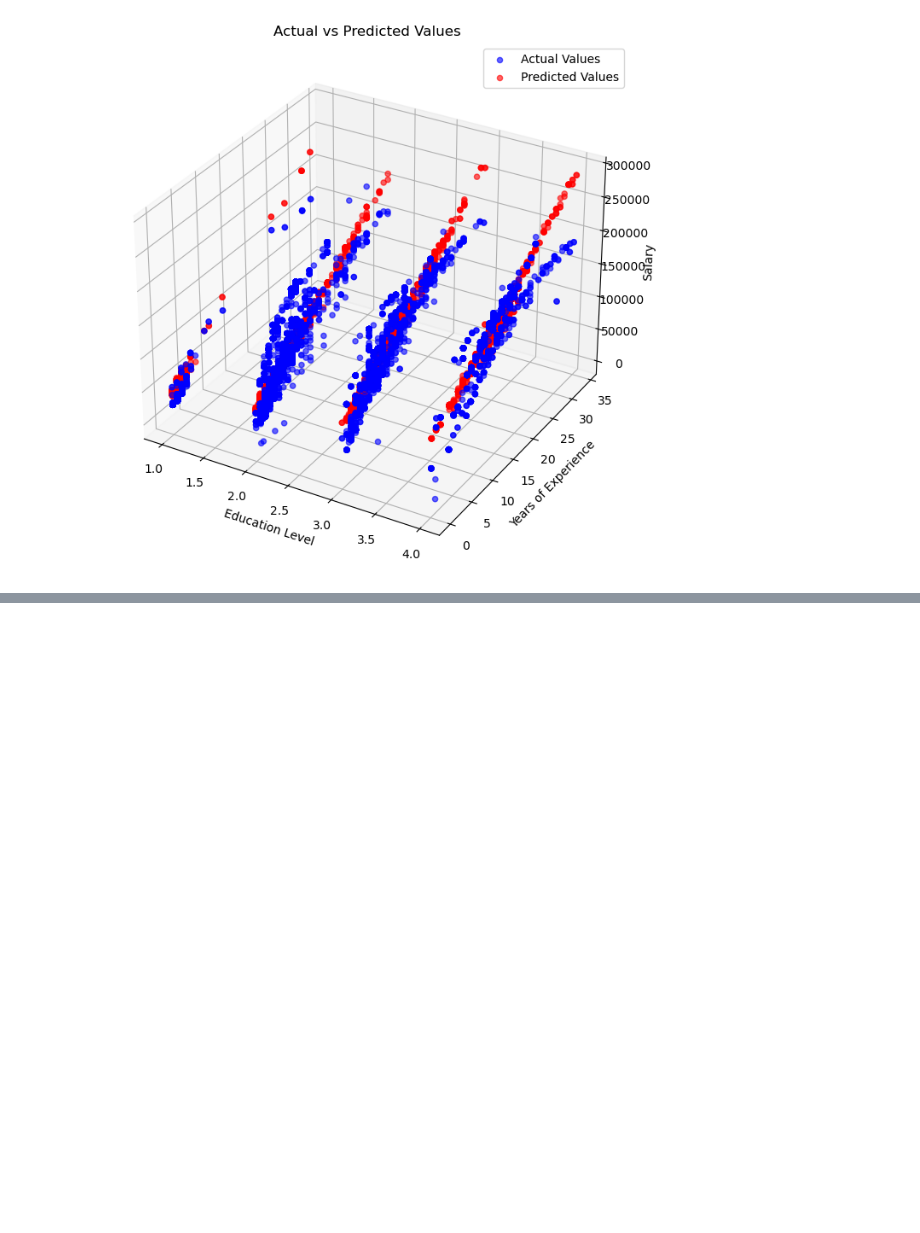
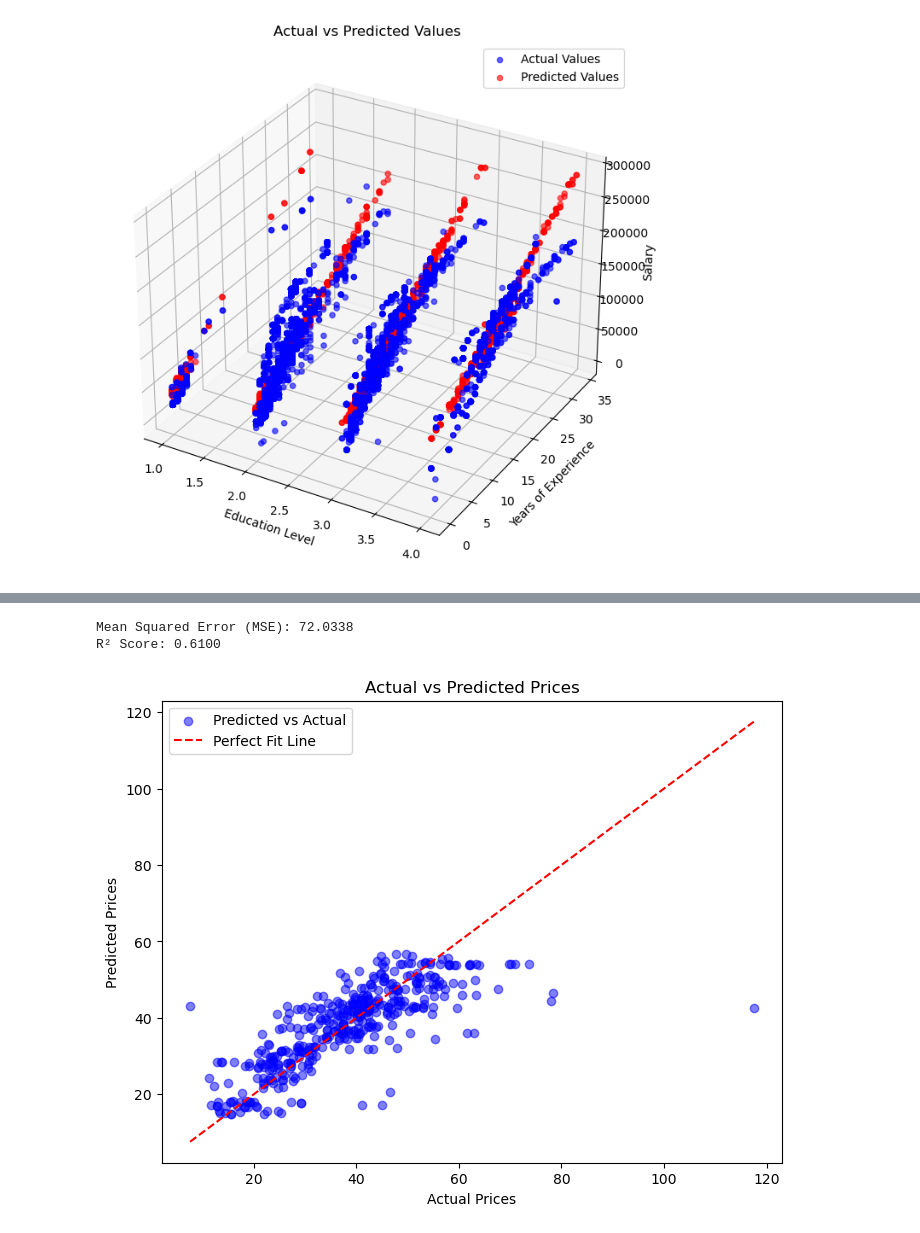
Before and after one commit to yash750/MachineLearning, a Jupyter notebook: Implementation.ipynb, the cells around one changed output, grey strips where cells are left out. Saved outputs shown, nothing was run; the diff lists cells and outputs as text; code cells hidden in the pictures; blank space fills up the shorter version.

Commit message:
Regression.py added

```diff
--- a/Implementation.ipynb
+++ b/Implementation.ipynb
@@ -195,0 +295,48 @@ plt.show()
+# %%
+def train_polynomial_regression(X, y, degree):
+    """Computes weight matrix using the Equation: w = (X^T X)^-1 X^T y"""
+
+    X_poly = polynomial_features(X, degree)
+    weights = np.dot(np.linalg.inv(np.dot(X_poly.T, X_poly)), np.dot(X_poly.T, y)) #w = (X^T X)^-1 X^T y
+
+
+    return weights
+# %%
+def predict(X, weights, degree):
+    """Predicts values using the dot product of polynomial features and weights."""
+
+    X_poly = polynomial_features(X, degree)
+
+    return np.dot(X_poly, weights)
+# %%
+w = train_polynomial_regression(x, y, 2)
+
+y_cap = predict(x, w, 2)
+# %%
+import numpy as np
+import matplotlib.pyplot as plt
+
+# Mean Squared Error (MSE)
+mse = np.mean((y - y_cap) ** 2)
+
+# R² Score
+ss_total = np.sum((y - np.mean(y)) ** 2)
+ss_residual = np.sum((y - y_cap) ** 2)
+r2_score = 1 - (ss_residual / ss_total)
+
+print(f"Mean Squared Error (MSE): {mse:.4f}")
+print(f"R² Score: {r2_score:.4f}")
+
+# Plot Actual vs Predicted Values
+plt.figure(figsize=(8,6))
+plt.scatter(y, y_cap, color='blue', alpha=0.5, label="Predicted vs Actual")
+plt.plot([min(y), max(y)], [min(y), max(y)], color='red', linestyle='dashed', label="Perfect Fit Line")
+plt.xlabel("Actual Prices")
+plt.ylabel("Predicted Prices")
+plt.legend()
+plt.title("Actual vs Predicted Prices")
+plt.show()
+# %% [output]
+Mean Squared Error (MSE): 72.0338
+R² Score: 0.6100
+[figure, added]
```
Also changed, not shown: parts of 11 cells of this notebook, 4 other files.
